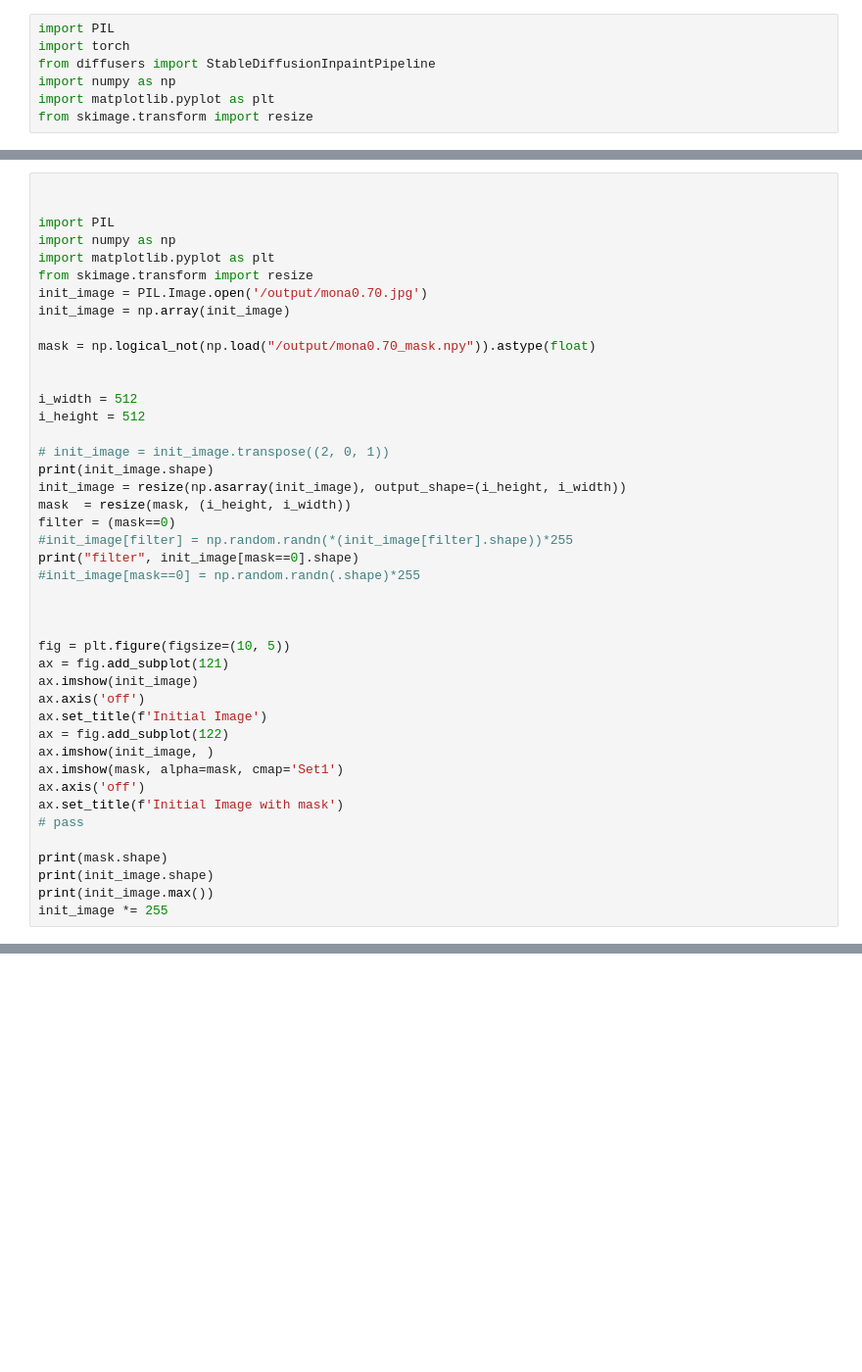
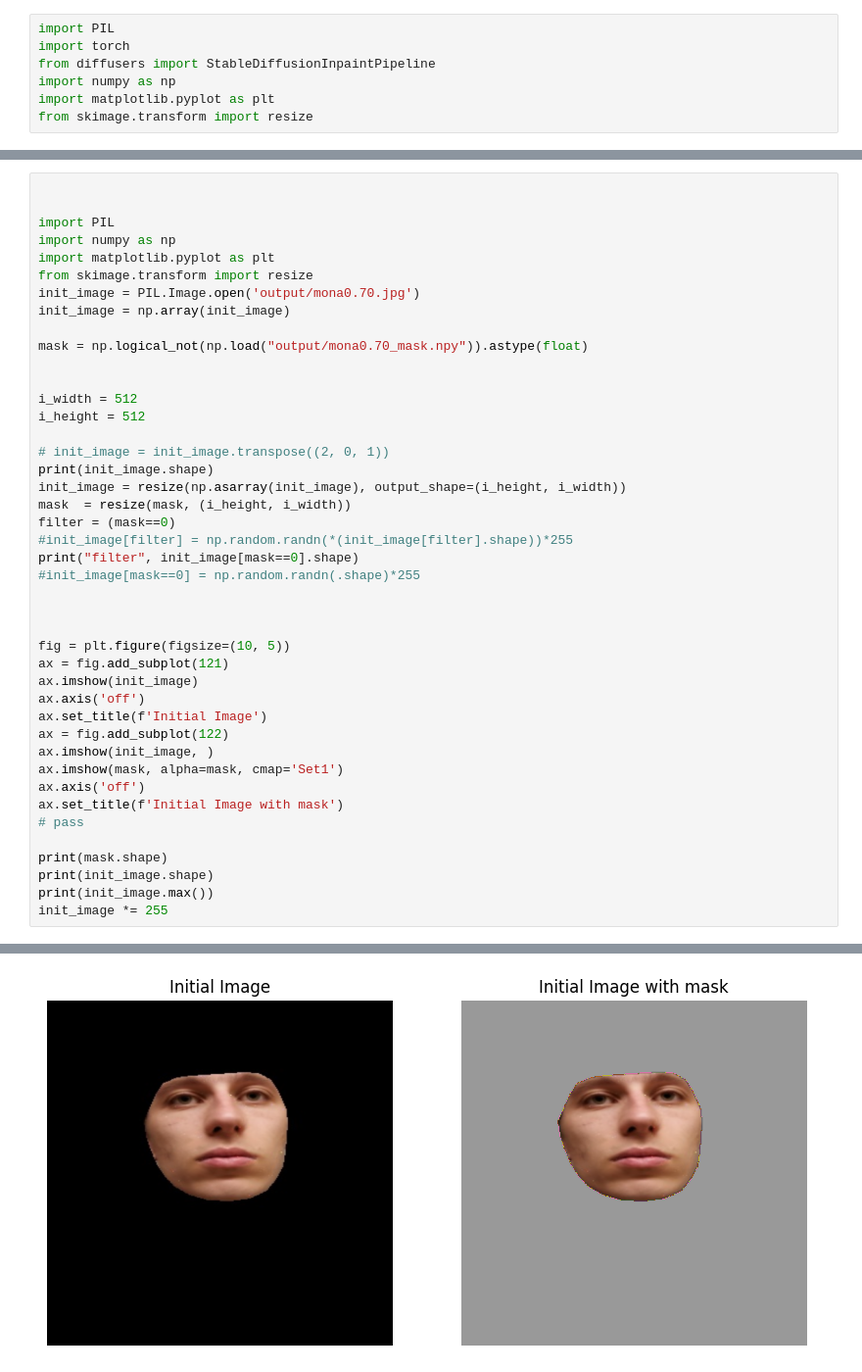
Before and after one commit to gravlaks/View_Morphing, a Jupyter notebook: run_stable_diffusion.ipynb, the cells around one changed output, grey strips where cells are left out. Shown at 98% size. Saved outputs shown, nothing was run; the diff lists cells and outputs as text; blank space fills up the shorter version.

```diff
--- a/run_stable_diffusion.ipynb
+++ b/run_stable_diffusion.ipynb
@@ -18,10 +24,10 @@ import PIL
 import numpy as np
 import matplotlib.pyplot as plt
 from skimage.transform import resize
-init_image = PIL.Image.open('/output/mona0.70.jpg')
+init_image = PIL.Image.open('output/mona0.70.jpg')
 init_image = np.array(init_image)
 
-mask = np.logical_not(np.load("/output/mona0.70_mask.npy")).astype(float)
+mask = np.logical_not(np.load("output/mona0.70_mask.npy")).astype(float)
 
 
 i_width = 512
@@ -54,3 +60,4 @@ print(mask.shape)
 print(init_image.shape)
 print(init_image.max())
 init_image *= 255
+# %% [output]
@@ -57,3 +69,4 @@ init_image *= 255
+[figure, added]
 # %%
 prompt = "high resolution, man, grey background"
 image = pipe(prompt=prompt, image=init_image, mask_image=mask).images[0]
```
Also changed, not shown: parts of 3 cells of this notebook.
